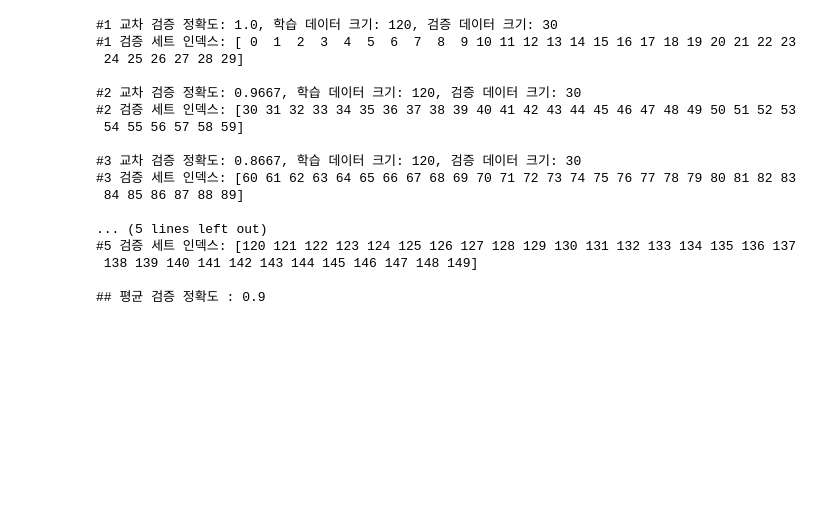
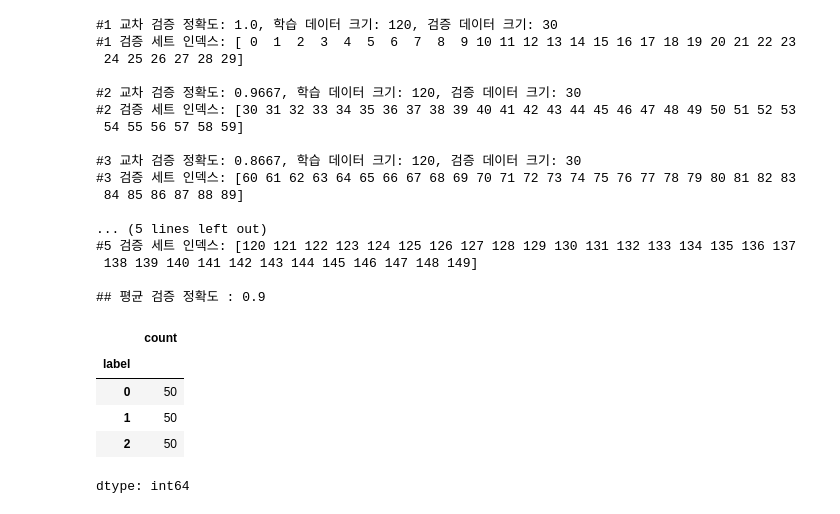
Before and after one commit to nalinzip/ml_study, a Jupyter notebook: ML_week2.ipynb, the cells around one changed output. Drawn from its saved outputs; the diff is of its cells as text; code cells hidden in the pictures; blank space fills up the shorter version.

```diff
--- a/ML_week2.ipynb
+++ b/ML_week2.ipynb
@@ -188,3 +188,17 @@ print('\n## 평균 검증 정확도 :', np.mean(cv_accuracy))
  138 139 140 141 142 143 144 145 146 147 148 149]
 
 ## 평균 검증 정확도 : 0.9
+# %%
+import pandas as pd
+from sklearn.datasets import load_iris
+iris = load_iris()
+iris_df = pd.DataFrame(data=iris.data, columns=iris.feature_names)
+iris_df['label']=iris.target
+iris_df['label'].value_counts()
+# %% [output]
+|  | count |
+| label |  |
+| 0 | 50 |
+| 1 | 50 |
+| 2 | 50 |
+dtype: int64
```
Also changed, not shown: parts of 20 cells of this notebook.
